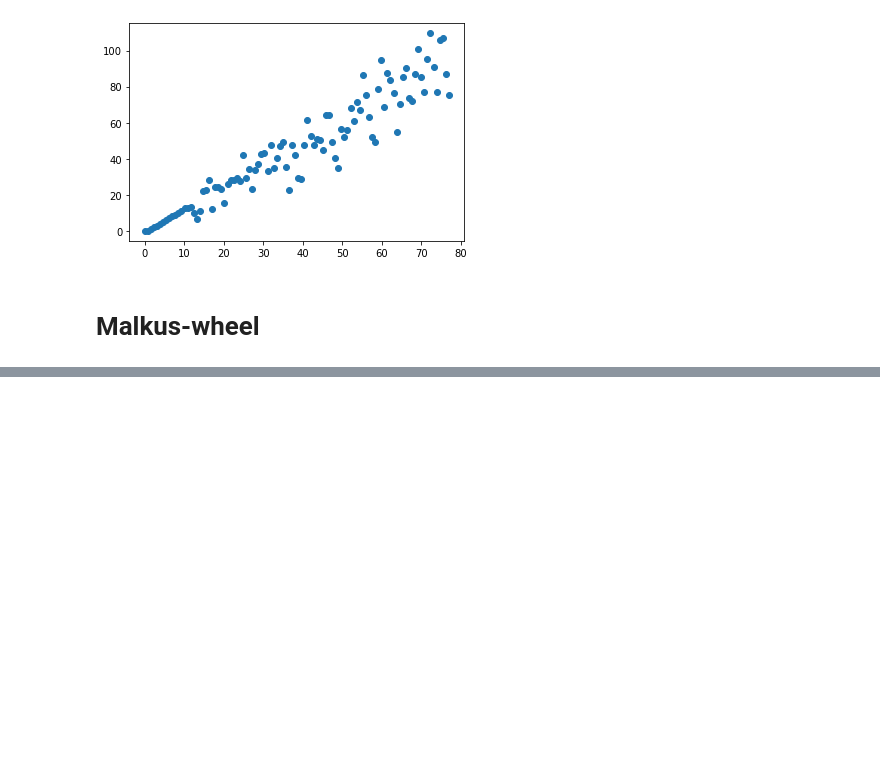
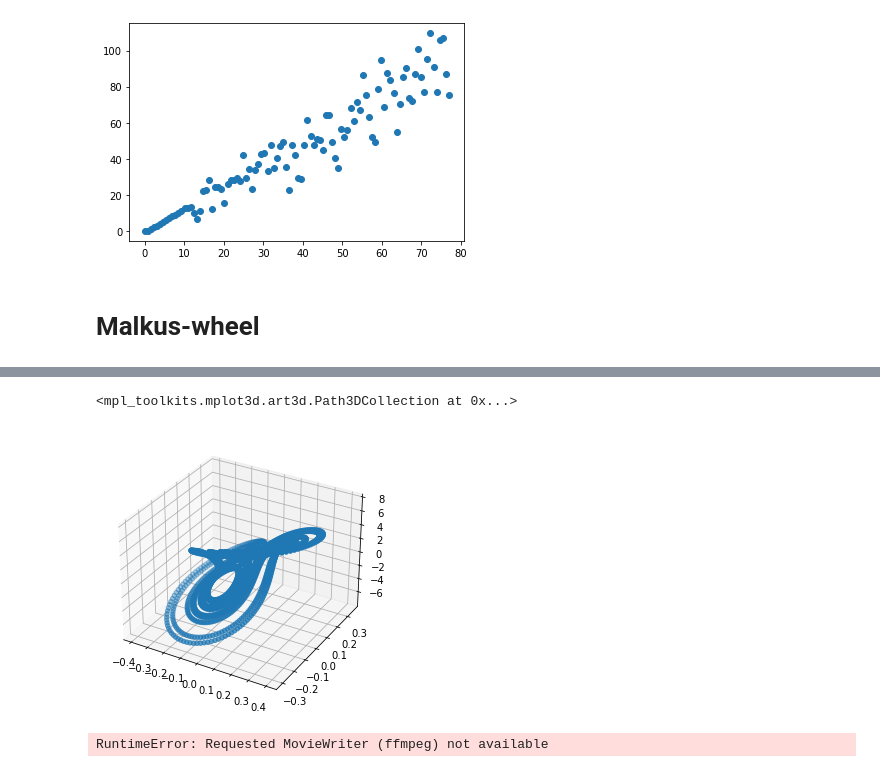
Before and after one commit to MunjungKim/Malkus-wheel, a Jupyter notebook: Malkus_wheel.ipynb, the cells around one changed output, grey strips where cells are left out. Saved outputs shown, nothing was run; the diff lists cells and outputs as text; code cells hidden in the pictures; blank space fills up the shorter version.

```diff
--- a/Malkus_wheel.ipynb
+++ b/Malkus_wheel.ipynb
@@ -138,5 +129,3 @@ Text(0, 0.5, '$w(10)$')
-# %%
-p_list_malkus= RK4_3variable(1,1,0.5,Malkus(q1=0.).malkus,0.01,1000)[0]
 # %%
 fig = plt.figure(figsize=(10, 5))
 ax = fig.add_subplot(111, projection='3d') # Axe3D objec
@@ -146,0 +138,18 @@ ax.scatter(p_list_malkus[0,:],p_list_malkus[1,:],p_list_malkus[2,:])
+# %%
+fig = plt.figure(figsize=(10, 5))
+ax = fig.add_subplot(111, projection='3d') # Axe3D objec
+ax.scatter(p_list_malkus[0,:],p_list_malkus[1,:],p_list_malkus[2,:])
+# %% [output]
+<mpl_toolkits.mplot3d.art3d.Path3DCollection at 0x...>
+[figure, added]
+# %%
+from IPython.display import HTML
+import numpy as np
+from matplotlib import pyplot as plt
+from mpl_toolkits.mplot3d import Axes3D
+import matplotlib.animation
+import pandas as pd
+ani = matplotlib.animation.FuncAnimation(fig, update_graph, 19, interval=400, blit=False)
+HTML(ani.to_html5_video())
+# %% [output]
+RuntimeError: Requested MovieWriter (ffmpeg) not available
```
Also changed, not shown: parts of 11 cells of this notebook.
